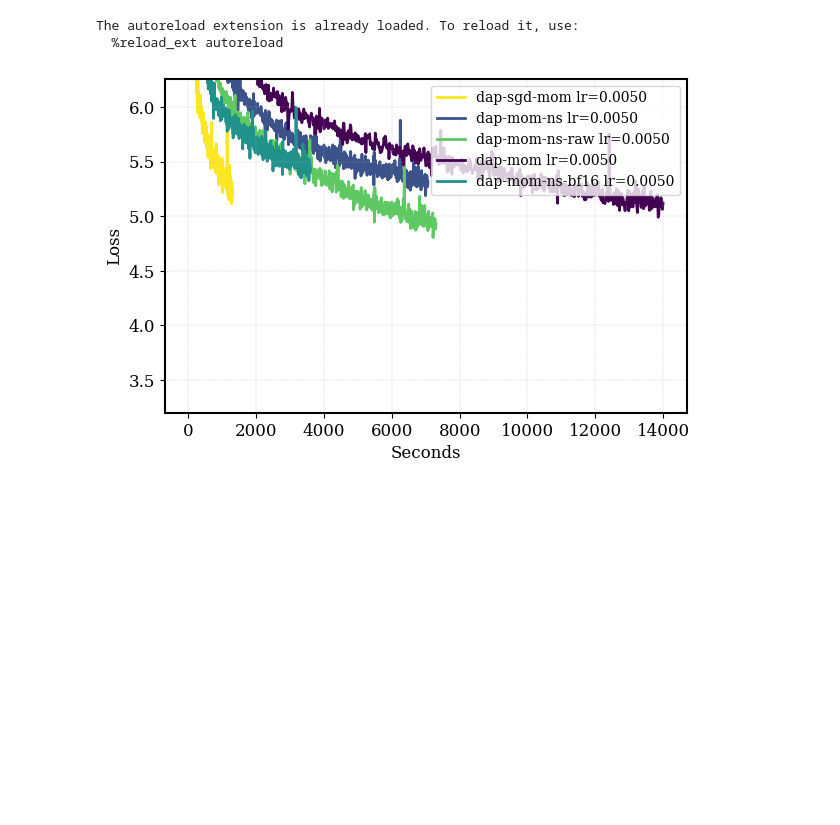
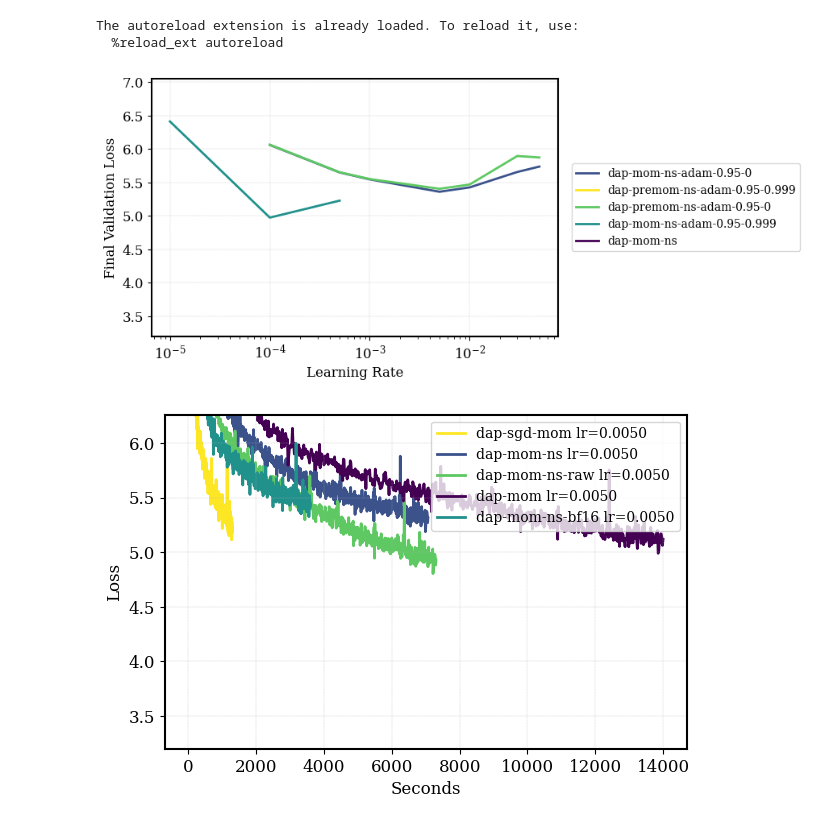
Before and after one commit to gowerrobert/GPT-opt, a Jupyter notebook: make_plots.ipynb, the cells around one changed output. Drawn from its saved outputs; the diff is of its cells as text; code cells hidden in the pictures; blank space fills up the shorter version.

Commit message:
added dap adam and precondition moments

```diff
--- a/make_plots.ipynb
+++ b/make_plots.ipynb
@@ -13,6 +13,24 @@ plt.rc('mathtext', fontset='cm')   # optional: use Computer Modern fontsplt.rc('
 # %% [output]
 The autoreload extension is already loaded. To reload it, use:
   %reload_ext autoreload
+# %%
+output_dir = "gptopt/outputs/dap-mom-ns-adam"
+outputs = load_outputs(output_dir)
+
+# 2) extract unique method names (before the "-lr-" suffix)
+methods = sorted({ output['name'].split('-lr-')[0] for output in outputs })
+
+# 3) get a discrete viridis with len(methods) colors
+base_cmap = plt.get_cmap('viridis', len(methods))
+
+# 4) map each method name → RGBA tuple
+colormap = { m: base_cmap(i) for i, m in enumerate(methods) }
+
+# 5) plot
+plot_final_loss_vs_lr(outputs, colormap, outfilename="dap-mom-ns-adam", val=True)
+plt.show()
+# %% [output]
+[figure, added]
 # %%
 output_dir = "gptopt/outputs/dap-mom"
 outputs = load_outputs(output_dir)
```
Also changed, not shown: 6 other files.
